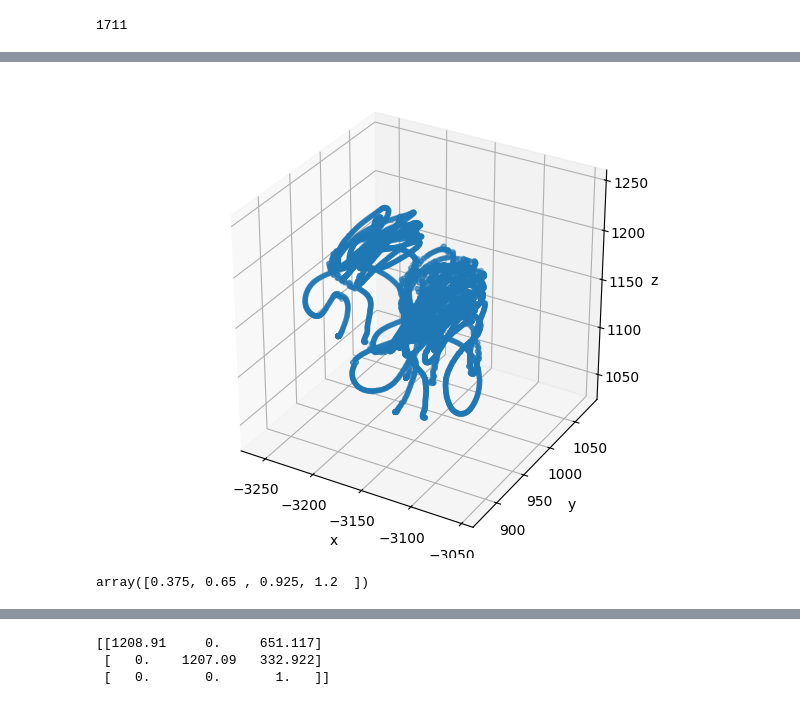
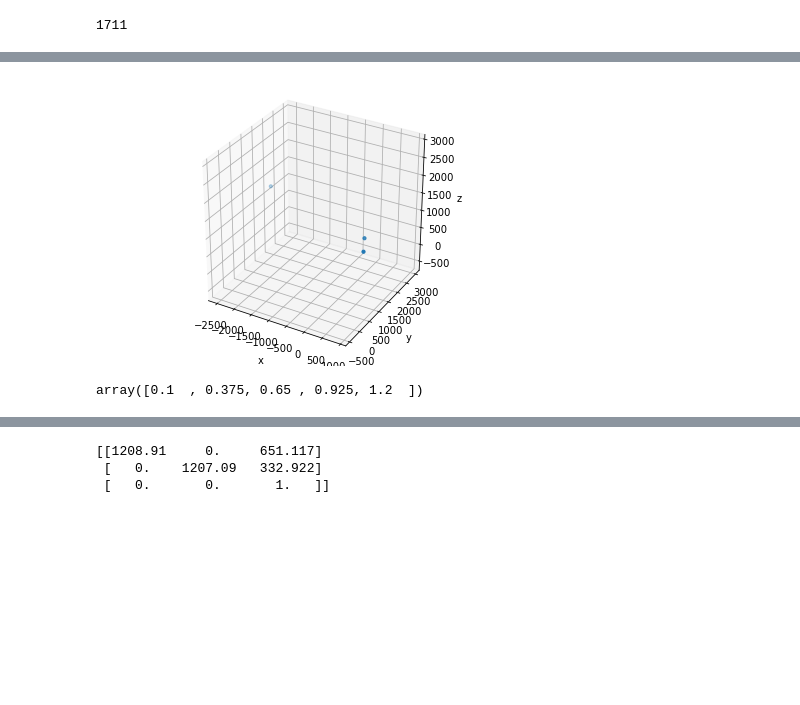
Before and after one commit to event-driven-robotics/hpe-core, a Jupyter notebook: datasets/vicon_processing/notebooks/estimation_with_markers.ipynb, the cells around one changed output, grey strips where cells are left out. Saved outputs shown, nothing was run; the diff lists cells and outputs as text; code cells hidden in the pictures; blank space fills up the shorter version.

```diff
--- a/datasets/vicon_processing/notebooks/estimation_with_markers.ipynb
+++ b/datasets/vicon_processing/notebooks/estimation_with_markers.ipynb
@@ -20,13 +21,13 @@ from vicon_processing.src.data_helpers import DvsLabeler, DvsHelper, C3dHelper
 from vicon_processing.src import vis_utils, utils
 # %%
 # import the DVS data
-dvs_file_path = '/hpe/Users/Stefano/hpe/vicon/side_f1/atis-d/'
+dvs_file_path = '/hpe/Users/Stefano/hpe/vicon/side_f1_s/atis-s/'
 dvs_helper = DvsHelper(dvs_file_path)
 # %% [output]
 no manual zero time found, using zero instead
 # %%
-dvs_helper.read_points_labels('../scripts/config/side_labels.yml');
-labels_times = np.array(dvs_helper.labeled_points['times'])[[1, 3, 4]]
+dvs_helper.read_points_labels('../scripts/config/side_s_labels.yml');
+labels_times = np.array(dvs_helper.labeled_points['times'])[[1, 2, 3]]
 print(labels_times)
 # labels_times = [0.0]
 # %% [output]
@@ -58,7 +59,7 @@ print(labels)
 ['P3:HEDO', 'P3:LFOO', 'P3:RFOO', 'P3:RHNO']
 # %%
 # load c3d vicon data
-c3d_file_path = '/hpe/Users/Stefano/hpe/vicon/side_f1.c3d'
-c3d_helper = C3dHelper(c3d_file_path, delay=-0.2)
+c3d_file_path = '/home/schiavazza/data/hpe/vicon/side_f1.c3d'
+c3d_helper = C3dHelper(c3d_file_path, delay=0.214, camera_markers=False)
 print(c3d_helper.reader.point_labels)
 # %% [output]
@@ -263,53 +240,53 @@ c3d_helper.marker_T_at_frame_vector(1)
 # marker_T0[:-1, -1] = [0, 0, 550]
 # # marker_T0[:-1, -1] = Rotation.from_euler('xyz', [-np.pi/2, 0, 0]).as_matrix() @ marker_T0[:-1, -1]
 # marker_T0[-1, -1] = 1
 # print(marker_T0)
 
-labels = [
-        'camera:cam_back',
-        'camera:cam_right',
-        'camera:cam_left'
-        ]
+# labels = [
+#         'camera:cam_back',
+#         'camera:cam_right',
+#         'camera:cam_left'
+#         ]
 vis_utils.plot_points_3d(ax,
         proj_helper.transform_points(
-            c3d_helper.points_dict_to_array(c3d_helper.get_vicon_points(np.arange(1, c3d_helper.reader.frame_count-1), labels)), zero_Tr))
+            c3d_helper.points_dict_to_array(c3d_helper.get_points_dict(1))[:3], zero_Tr))
 
 # for i in range(len(vicon_labeled_frames)):
 #     marker_T = np.linalg.inv(c3d_helper.markers_T[vicon_labeled_frames[i]])
 #     print(Rotation.from_matrix(marker_T[:3, :3]).as_euler('xyz'))
 #     vis_utils.plot_points_3d(ax,
 #                             proj_helper.transform_points(
-#                                 proj_helper.world_points[i*7:(1+i)*7],
+#                                 proj_helper.world_points[i*4:(1+i)*4],
 #                                 zero_Tr
 #                             )
-#     )
-#     vis_utils.plot_points_3d(ax,
-#                             proj_helper.transform_points(
-#                                 proj_helper.world_points[i*7:(1+i)*7],
-#                                 marker_T
-#                             )
-#     )
+    # )
+# vis_utils.plot_points_3d(ax,
+#                         proj_helper.transform_points(
+#                             proj_helper.world_points[i*7:(1+i)*7],
+#                             marker_T
+#                         )
+# )
 
-# vis_utils.plot_frame(ax, zero_Tr)
+# vis_utils.plot_frame(ax, T)
 
 # for Tr in c3d_helper.markers_T.values():
 #     vis_utils.plot_frame(ax, np.linalg.inv(Tr))
 #     vis_utils.plot_frame(ax, np.linalg.inv(Tr) @ np.linalg.inv(T))
 
 vis_utils.set_axes_equal(ax)
 
 ax.set_xlabel('x')
 ax.set_ylabel('y')
 ax.set_zlabel('z')
 plt.tight_layout()
 
 plt.show()
 # %% [output]
-[figure, old version]
+[figure, new version]
 # %%
 labels_times
 # %% [output]
-array([0.375, 0.65 , 0.925, 1.2  ])
+array([0.1  , 0.375, 0.65 , 0.925, 1.2  ])
 # %%
 plt.close()
 plt.clf()
```
Also changed, not shown: parts of 24 cells of this notebook, 10 other files.
